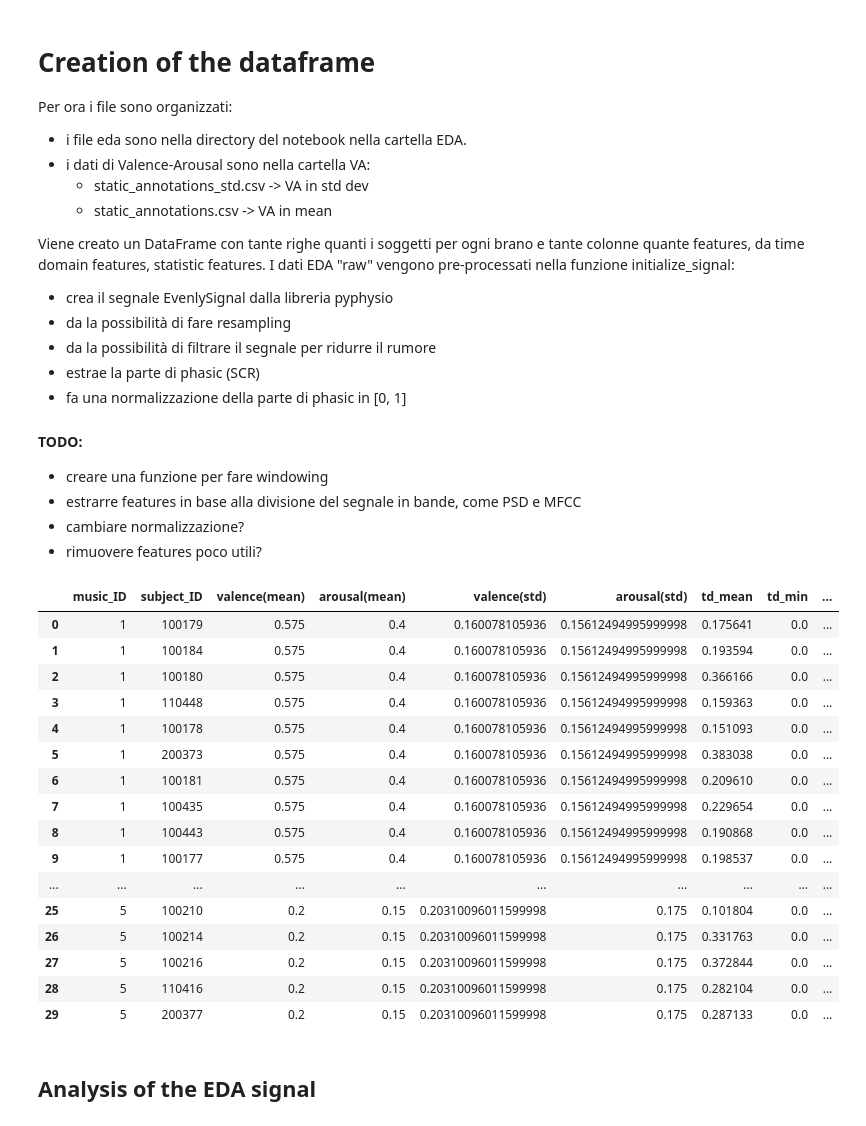
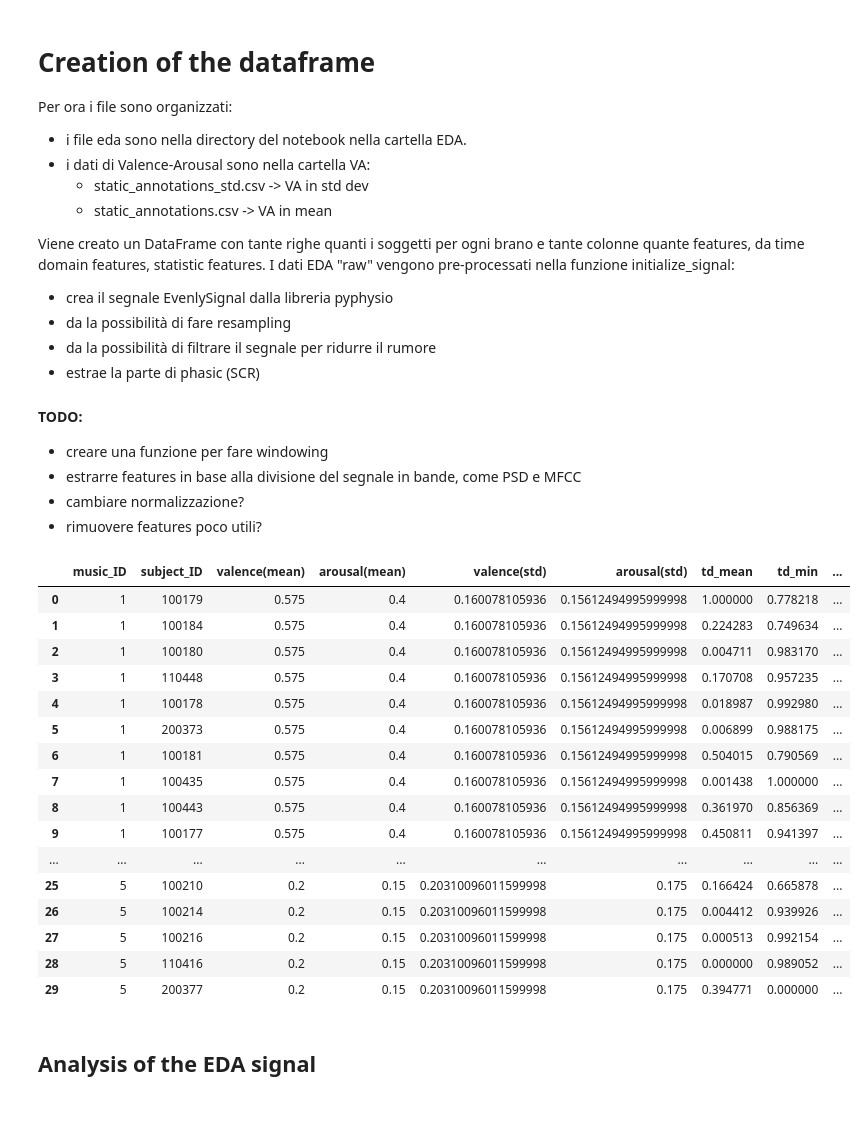
Before and after one commit to Gioelson95/MasterThesis, a Jupyter notebook: code/eda_feature_extraction/Dataframe.ipynb, the cells around one changed output. Cells and saved outputs as stored; diff of their text form; code cells hidden in the pictures.

```diff
--- a/code/eda_feature_extraction/Dataframe.ipynb
+++ b/code/eda_feature_extraction/Dataframe.ipynb
@@ -13,7 +13,6 @@ I dati EDA "raw" vengono pre-processati nella funzione initialize_signal:
 * da la possibilità di fare resampling
 * da la possibilità di filtrare il segnale per ridurre il rumore
 * estrae la parte di phasic (SCR)
-* fa una normalizzazione della parte di phasic in [0, 1]
 
 
 #### TODO:
@@ -107,6 +106,12 @@ for csv_file in sorted(os.listdir(dir + '/EDA/')):
             psd_vector.append(signal.periodogram(phasic))
 
 
+            #print('min vector ', td_min_vector, '\n\n')
+
+            #np.seterr(divide='ignore', invalid='ignore')
+            #td_min_vector_norm = (td_min_vector - np.min(td_min_vector))/np.ptp(td_min_vector)
+
+
         # creo un dizionario
         labels = [
             'music_ID',
@@ -154,49 +159,57 @@ for csv_file in sorted(os.listdir(dir + '/EDA/')):
         ]
 
         # popolo il dizionario
         for j in range(len(labels)):
             dictionary[labels[j]] = values[j]
 
         # creo il dataframe
         df = pd.DataFrame(dictionary)
         l.append(df)
 
         #print('Directory: ', dir, '\n')
         #print('name of the file: ', file_name)
         #print('music ID: ', music_ID)
         #print('valence std: ', v_std)
         #print('arousal std: ', a_std)
         #print('valence mean: ', v_mean)
         #print('arousal mean: ', a_mean)
         #print(subject_ID)
         #print('subjects: ', subject_vector)
         #print('dictionary: ', dictionary)
         #print('list: ', l)
         #print()
 
         continue
 
+
 results = pd.concat(l, ignore_index=True)
 
+
+# normalizzazione [0,1] per ogni feature, dalla colonna td_mean (7) in poi
+for n in range(6,20):
+    a = results.iloc[:,n]
+    b = (a - np.min(a))/np.ptp(a)
+    results.update(b)
+
 results
 # %% [output]
 |  | music_ID | subject_ID | valence(mean) | arousal(mean) | valence(std) | arousal(std) | td_mean | td_min | ... |
-| 0 | 1 | 100179 | 0.575 | 0.4 | 0.160078105936 | 0.15612494995999998 | 0.175641 | 0.0 | ... |
-| 1 | 1 | 100184 | 0.575 | 0.4 | 0.160078105936 | 0.15612494995999998 | 0.193594 | 0.0 | ... |
-| 2 | 1 | 100180 | 0.575 | 0.4 | 0.160078105936 | 0.15612494995999998 | 0.366166 | 0.0 | ... |
-| 3 | 1 | 110448 | 0.575 | 0.4 | 0.160078105936 | 0.15612494995999998 | 0.159363 | 0.0 | ... |
-| 4 | 1 | 100178 | 0.575 | 0.4 | 0.160078105936 | 0.15612494995999998 | 0.151093 | 0.0 | ... |
-| 5 | 1 | 200373 | 0.575 | 0.4 | 0.160078105936 | 0.15612494995999998 | 0.383038 | 0.0 | ... |
-| 6 | 1 | 100181 | 0.575 | 0.4 | 0.160078105936 | 0.15612494995999998 | 0.209610 | 0.0 | ... |
-| 7 | 1 | 100435 | 0.575 | 0.4 | 0.160078105936 | 0.15612494995999998 | 0.229654 | 0.0 | ... |
-| 8 | 1 | 100443 | 0.575 | 0.4 | 0.160078105936 | 0.15612494995999998 | 0.190868 | 0.0 | ... |
-| 9 | 1 | 100177 | 0.575 | 0.4 | 0.160078105936 | 0.15612494995999998 | 0.198537 | 0.0 | ... |
+| 0 | 1 | 100179 | 0.575 | 0.4 | 0.160078105936 | 0.15612494995999998 | 1.000000 | 0.778218 | ... |
+| 1 | 1 | 100184 | 0.575 | 0.4 | 0.160078105936 | 0.15612494995999998 | 0.224283 | 0.749634 | ... |
+| 2 | 1 | 100180 | 0.575 | 0.4 | 0.160078105936 | 0.15612494995999998 | 0.004711 | 0.983170 | ... |
+| 3 | 1 | 110448 | 0.575 | 0.4 | 0.160078105936 | 0.15612494995999998 | 0.170708 | 0.957235 | ... |
+| 4 | 1 | 100178 | 0.575 | 0.4 | 0.160078105936 | 0.15612494995999998 | 0.018987 | 0.992980 | ... |
+| 5 | 1 | 200373 | 0.575 | 0.4 | 0.160078105936 | 0.15612494995999998 | 0.006899 | 0.988175 | ... |
+| 6 | 1 | 100181 | 0.575 | 0.4 | 0.160078105936 | 0.15612494995999998 | 0.504015 | 0.790569 | ... |
+| 7 | 1 | 100435 | 0.575 | 0.4 | 0.160078105936 | 0.15612494995999998 | 0.001438 | 1.000000 | ... |
+| 8 | 1 | 100443 | 0.575 | 0.4 | 0.160078105936 | 0.15612494995999998 | 0.361970 | 0.856369 | ... |
+| 9 | 1 | 100177 | 0.575 | 0.4 | 0.160078105936 | 0.15612494995999998 | 0.450811 | 0.941397 | ... |
 | ... | ... | ... | ... | ... | ... | ... | ... | ... | ... |
-| 25 | 5 | 100210 | 0.2 | 0.15 | 0.20310096011599998 | 0.175 | 0.101804 | 0.0 | ... |
-| 26 | 5 | 100214 | 0.2 | 0.15 | 0.20310096011599998 | 0.175 | 0.331763 | 0.0 | ... |
-| 27 | 5 | 100216 | 0.2 | 0.15 | 0.20310096011599998 | 0.175 | 0.372844 | 0.0 | ... |
-| 28 | 5 | 110416 | 0.2 | 0.15 | 0.20310096011599998 | 0.175 | 0.282104 | 0.0 | ... |
-| 29 | 5 | 200377 | 0.2 | 0.15 | 0.20310096011599998 | 0.175 | 0.287133 | 0.0 | ... |
+| 25 | 5 | 100210 | 0.2 | 0.15 | 0.20310096011599998 | 0.175 | 0.166424 | 0.665878 | ... |
+| 26 | 5 | 100214 | 0.2 | 0.15 | 0.20310096011599998 | 0.175 | 0.004412 | 0.939926 | ... |
+| 27 | 5 | 100216 | 0.2 | 0.15 | 0.20310096011599998 | 0.175 | 0.000513 | 0.992154 | ... |
+| 28 | 5 | 110416 | 0.2 | 0.15 | 0.20310096011599998 | 0.175 | 0.000000 | 0.989052 | ... |
+| 29 | 5 | 200377 | 0.2 | 0.15 | 0.20310096011599998 | 0.175 | 0.394771 | 0.000000 | ... |
 # %%
 # export results
 
```
Also changed, not shown: parts of 2 cells of this notebook, 3 other files.
